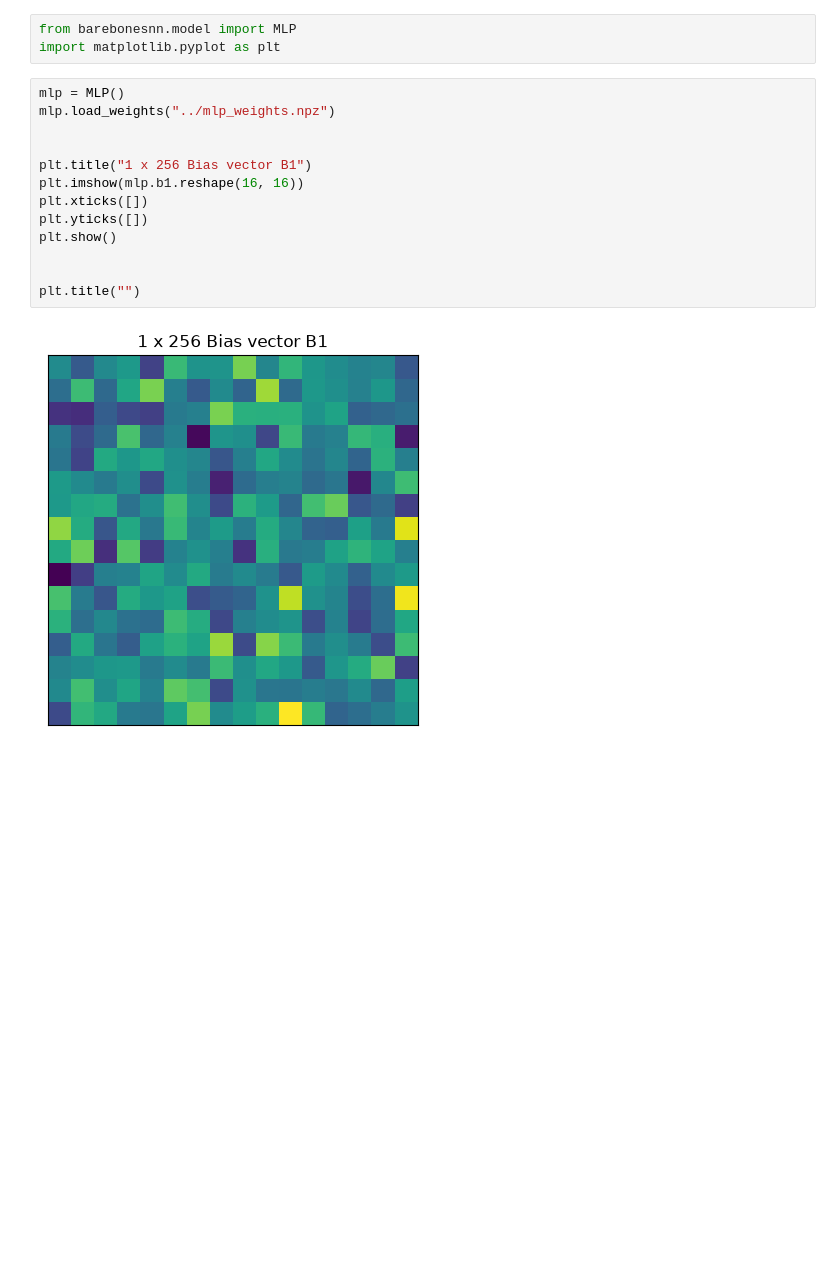
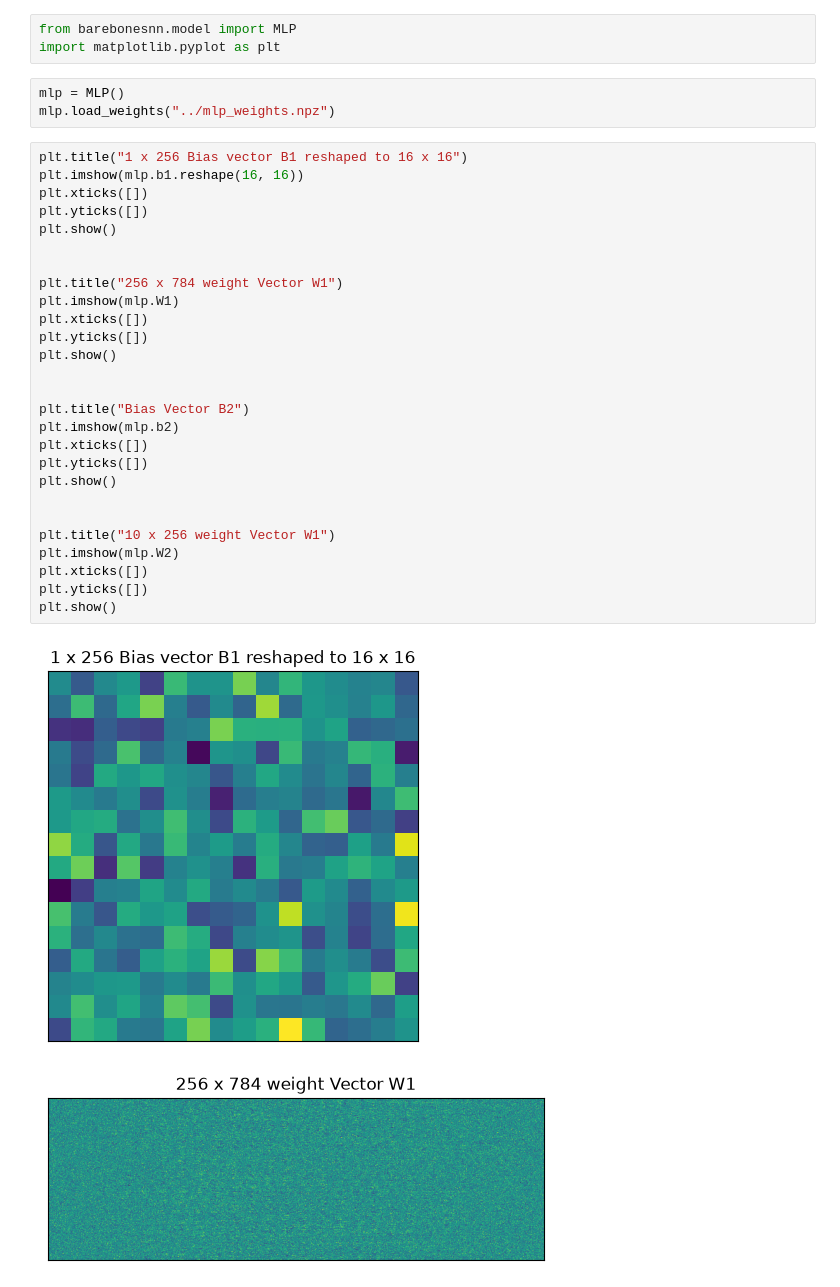
Before and after one commit to RobertDavidson1/BareBonesNN, a Jupyter notebook: src/barebonesnn/Notebooks/ExplorePostTrainingWeights.ipynb, the cells around one changed output. Saved outputs shown, nothing was run; the diff lists cells and outputs as text; blank space fills up the shorter version.

```diff
--- a/src/barebonesnn/Notebooks/ExplorePostTrainingWeights.ipynb
+++ b/src/barebonesnn/Notebooks/ExplorePostTrainingWeights.ipynb
@@ -1,18 +1,36 @@
 # %%
 from barebonesnn.model import MLP
 import matplotlib.pyplot as plt
+# %%
+mlp = MLP()
+mlp.load_weights("../mlp_weights.npz")
 # %%
-mlp = MLP()
-mlp.load_weights("../mlp_weights.npz")
-
-
-plt.title("1 x 256 Bias vector B1")
+plt.title("1 x 256 Bias vector B1 reshaped to 16 x 16")
 plt.imshow(mlp.b1.reshape(16, 16))
 plt.xticks([])
 plt.yticks([])
 plt.show()
 
 
-plt.title("")
+plt.title("256 x 784 weight Vector W1")
+plt.imshow(mlp.W1)
+plt.xticks([])
+plt.yticks([])
+plt.show()
+
+
+plt.title("Bias Vector B2")
+plt.imshow(mlp.b2)
+plt.xticks([])
+plt.yticks([])
+plt.show()
+
+
+plt.title("10 x 256 weight Vector W1")
+plt.imshow(mlp.W2)
+plt.xticks([])
+plt.yticks([])
+plt.show()
 # %% [output]
-[figure, old version]
+[figure, new version]
+[figure, added]
```
Also changed, not shown: parts of 1 cell of this notebook, 2 other files.
